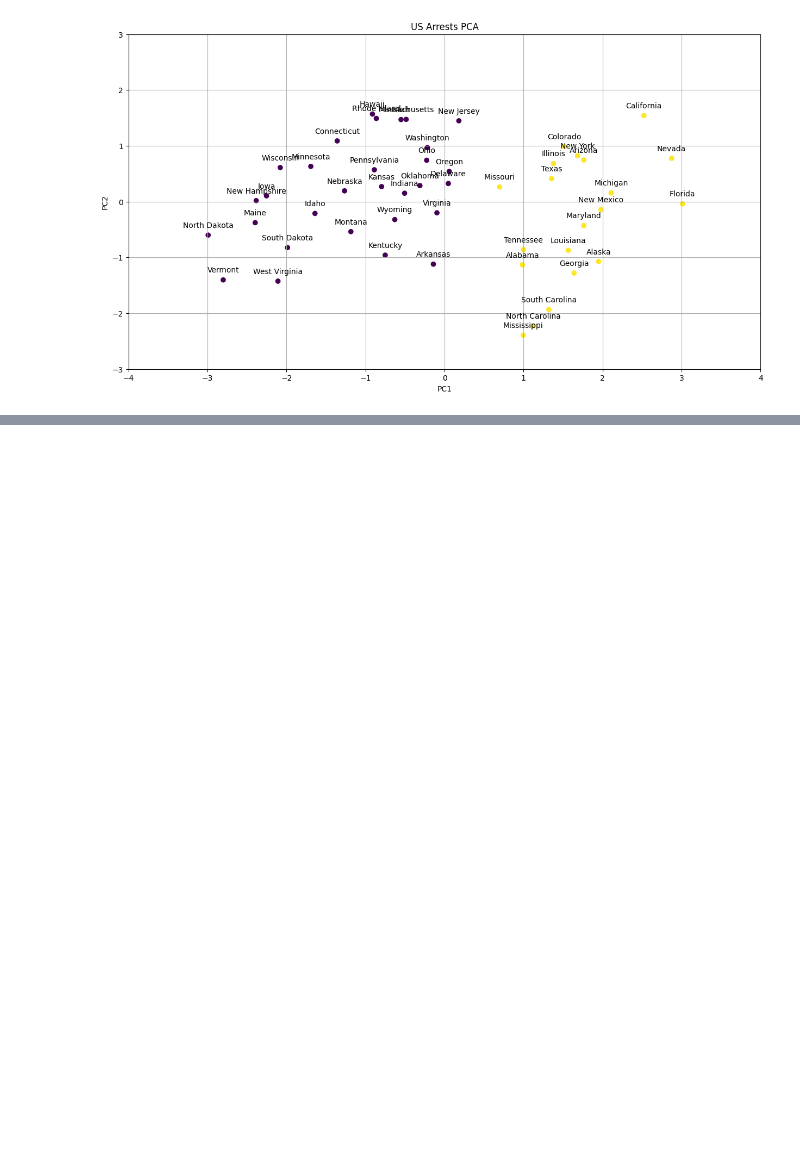
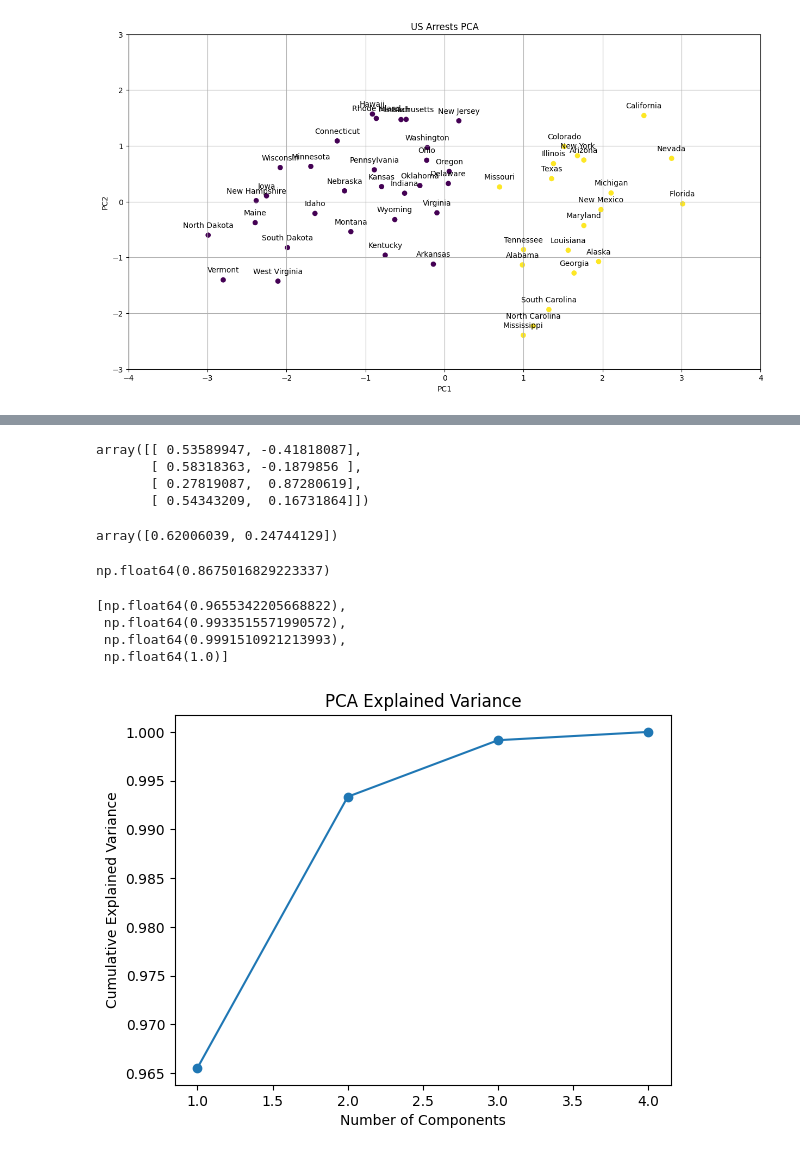
Before and after one commit to denverkim/BA_FALL2026, a Jupyter notebook: BA_LAB7.ipynb, the cells around one changed output, grey strips where cells are left out. Saved outputs shown, nothing was run; the diff lists cells and outputs as text; code cells hidden in the pictures; blank space fills up the shorter version.

```diff
--- a/BA_LAB7.ipynb
+++ b/BA_LAB7.ipynb
@@ -117,0 +107,40 @@ plt.show()
+# %%
+# rotation matrix
+pca.components_.T
+# %% [output]
+array([[ 0.53589947, -0.41818087],
+       [ 0.58318363, -0.1879856 ],
+       [ 0.27819087,  0.87280619],
+       [ 0.54343209,  0.16731864]])
+# %%
+# explained ratio
+pca.explained_variance_ratio_
+# %% [output]
+array([0.62006039, 0.24744129])
+# %%
+# accumulated ratio
+pca.explained_variance_ratio_.sum()
+# %% [output]
+np.float64(0.8675016829223337)
+# %%
+# Plot accumulated ratio
+k = range(1,5)
+ratio = []
+for i in k:
+    pca = PCA(n_components=i).fit(arrest)
+    ratio.append(pca.explained_variance_ratio_.sum())
+ratio
+# %% [output]
+[np.float64(0.9655342205668822),
+ np.float64(0.9933515571990572),
+ np.float64(0.9991510921213993),
+ np.float64(1.0)]
+# %%
+# accumulated ratio plot
+plt.plot(k,ratio, marker='o')
+plt.xlabel('Number of Components')
+plt.ylabel('Cumulative Explained Variance')
+plt.title('PCA Explained Variance')
+plt.show()
+# %% [output]
+[figure, added]
```
Also changed, not shown: parts of 1 cell of this notebook.
